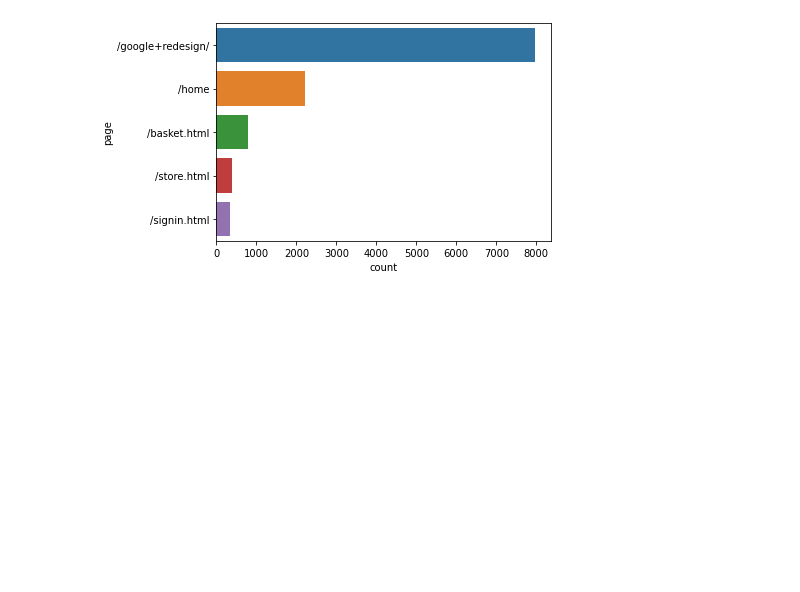
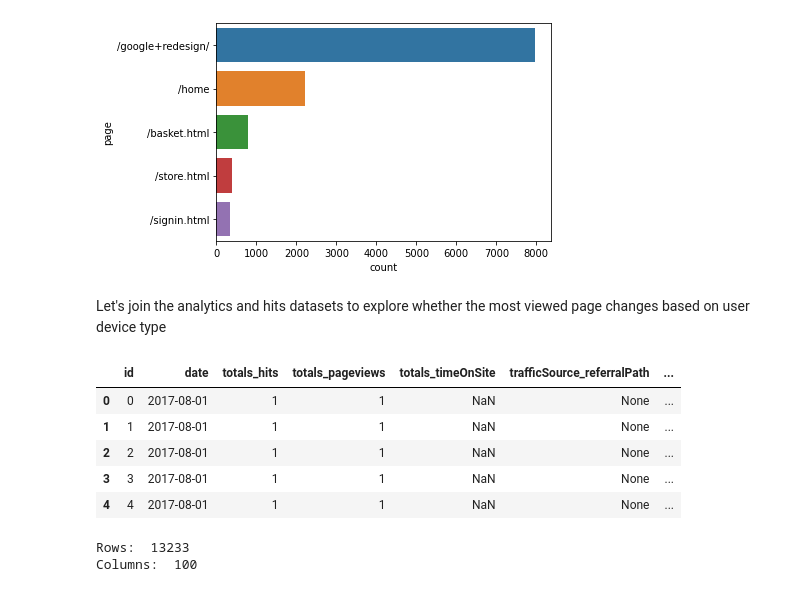
Before and after one commit to lamparelli/analytics_eda, a Jupyter notebook: eda.ipynb, the cells around one changed output. Saved outputs shown, nothing was run; the diff lists cells and outputs as text; code cells hidden in the pictures; blank space fills up the shorter version.

```diff
--- a/eda.ipynb
+++ b/eda.ipynb
@@ -533,3 +533,21 @@ ax.set(ylabel="page", xlabel="count")
 plt.show()
 # %% [output]
 [figure]
+# %% [markdown]
+Let's join the analytics and hits datasets to explore whether the most viewed page changes based on user device type
+# %%
+mergedDf = pd.merge(left=df, right=hitsdf, left_on="id", right_on="session_id")
+mergedDf.head()
+# %% [output]
+|  | id | date | totals_hits | totals_pageviews | totals_timeOnSite | trafficSource_referralPath | ... |
+| 0 | 0 | 2017-08-01 | 1 | 1 | NaN | None | ... |
+| 1 | 1 | 2017-08-01 | 1 | 1 | NaN | None | ... |
+| 2 | 2 | 2017-08-01 | 1 | 1 | NaN | None | ... |
+| 3 | 3 | 2017-08-01 | 1 | 1 | NaN | None | ... |
+| 4 | 4 | 2017-08-01 | 1 | 1 | NaN | None | ... |
+# %%
+print("Rows: ", mergedDf.shape[0])
+print("Columns: ", mergedDf.shape[1])
+# %% [output]
+Rows:  13233
+Columns:  100
```
Also changed, not shown: parts of 3 cells of this notebook.
